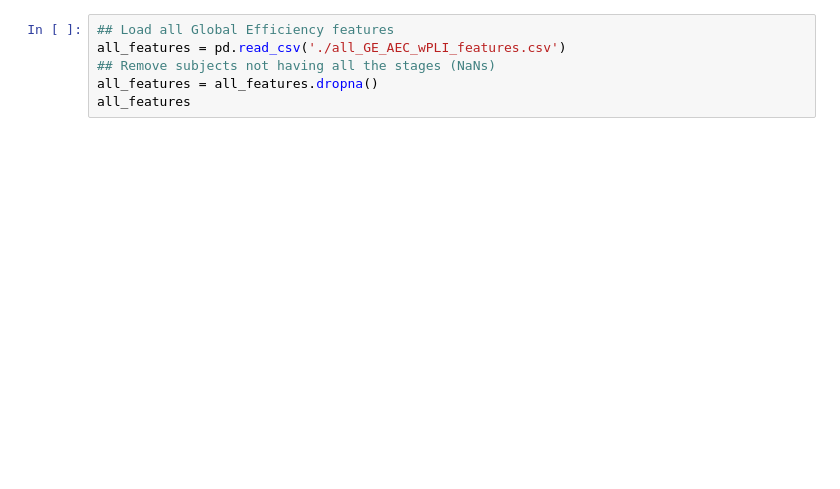
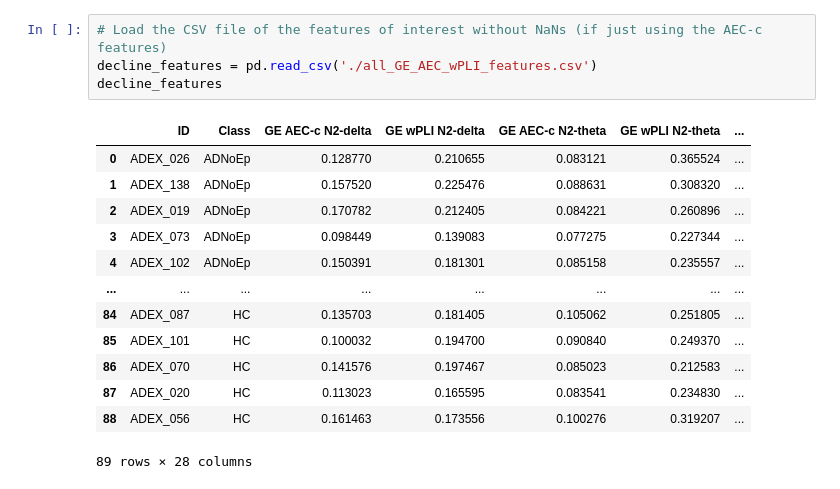
Before and after one commit to LamLab-MGH/SleepFC, a Jupyter notebook: Classifier_MoCA_decline.ipynb, the cells around one changed output. Drawn from its saved outputs; the diff is of its cells as text; blank space fills up the shorter version.

```diff
--- a/Classifier_MoCA_decline.ipynb
+++ b/Classifier_MoCA_decline.ipynb
@@ -260,6 +300,18 @@ len(decline_df)
-# %%
-## Load all Global Efficiency features
-all_features = pd.read_csv('./all_GE_AEC_wPLI_features.csv')
-## Remove subjects not having all the stages (NaNs)
-all_features = all_features.dropna()
-all_features
+# %%
+# Load the CSV file of the features of interest without NaNs (if just using the AEC-c features)
+decline_features = pd.read_csv('./all_GE_AEC_wPLI_features.csv')
+decline_features
+# %% [output]
+|  | ID | Class | GE AEC-c N2-delta | GE wPLI N2-delta | GE AEC-c N2-theta | GE wPLI N2-theta | ... |
+| 0 | ADEX_026 | ADNoEp | 0.128770 | 0.210655 | 0.083121 | 0.365524 | ... |
+| 1 | ADEX_138 | ADNoEp | 0.157520 | 0.225476 | 0.088631 | 0.308320 | ... |
+| 2 | ADEX_019 | ADNoEp | 0.170782 | 0.212405 | 0.084221 | 0.260896 | ... |
+| 3 | ADEX_073 | ADNoEp | 0.098449 | 0.139083 | 0.077275 | 0.227344 | ... |
+| 4 | ADEX_102 | ADNoEp | 0.150391 | 0.181301 | 0.085158 | 0.235557 | ... |
+| ... | ... | ... | ... | ... | ... | ... | ... |
+| 84 | ADEX_087 | HC | 0.135703 | 0.181405 | 0.105062 | 0.251805 | ... |
+| 85 | ADEX_101 | HC | 0.100032 | 0.194700 | 0.090840 | 0.249370 | ... |
+| 86 | ADEX_070 | HC | 0.141576 | 0.197467 | 0.085023 | 0.212583 | ... |
+| 87 | ADEX_020 | HC | 0.113023 | 0.165595 | 0.083541 | 0.234830 | ... |
+| 88 | ADEX_056 | HC | 0.161463 | 0.173556 | 0.100276 | 0.319207 | ... |
+89 rows × 28 columns
```
Also changed, not shown: parts of 14 cells of this notebook, 2 other files.
